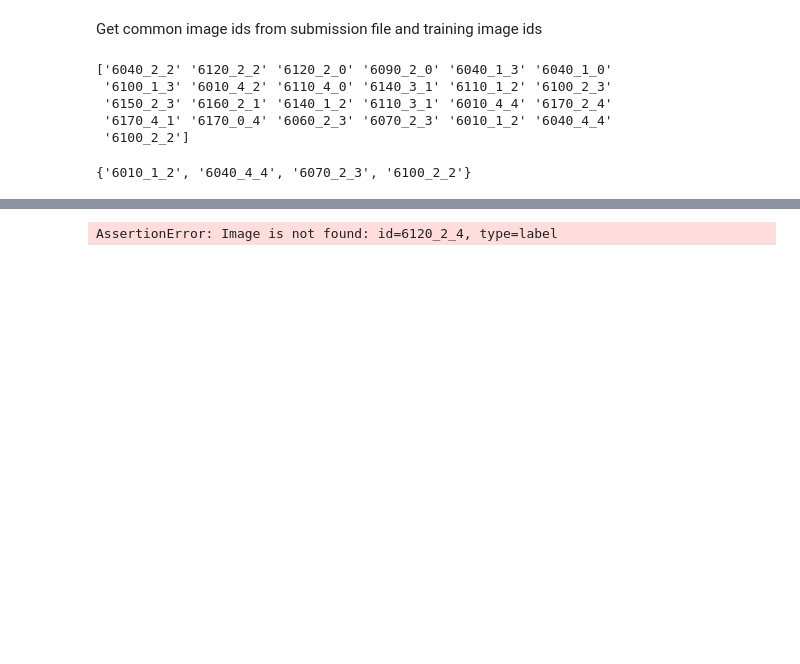
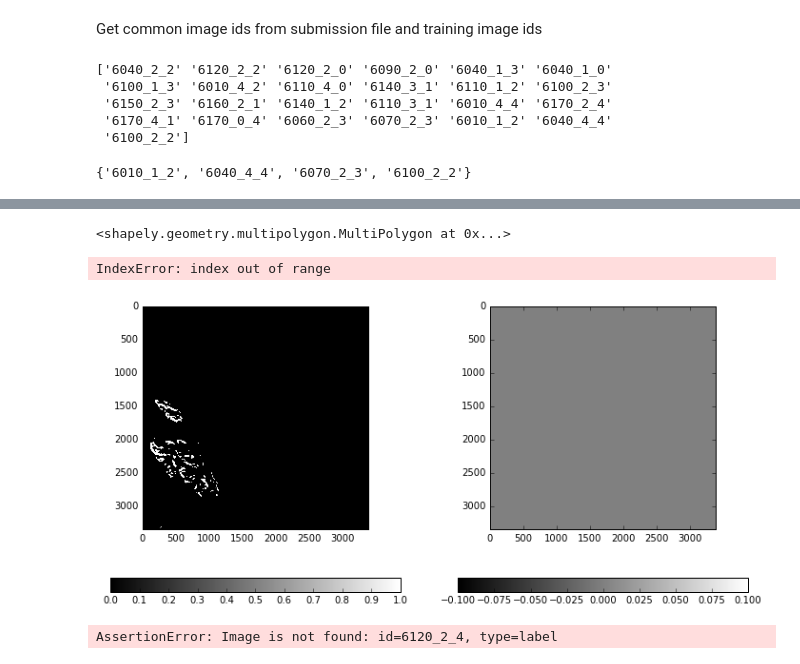
Before and after one commit to vfdev-5/DSTL_FD, a Jupyter notebook: notebooks/postprocessing_csv.ipynb, the cells around one changed output, grey strips where cells are left out. Cells and saved outputs as stored; diff of their text form; code cells hidden in the pictures; blank space fills up the shorter version.

```diff
--- a/notebooks/postprocessing_csv.ipynb
+++ b/notebooks/postprocessing_csv.ipynb
@@ -124 +140,5 @@ class_pp_func_list = {
 }
+# %%
+image_id = "6120_2_2"
+data_csv = get_data_csv(image_id, CSV_FILE_TRAIN)
+polygons = get_scaled_polygons(data_csv)
@@ -124,0 +159,9 @@ class_pp_func_list = {
+# %%
+new_polygons
+# %% [output]
+<shapely.geometry.multipolygon.MultiPolygon at 0x...>
+# %%
+p = new_polygons[6]
+p.convex_hull
+# %% [output]
+IndexError: index out of range
@@ -124,0 +170,4 @@ class_pp_func_list = {
+# %%
+image = compute_label_image(image_id, polygons)
+
+out = sieve(image[:,:,3], compactness=0.25, use_convex_hull=True)
@@ -125,3 +176,11 @@ class_pp_func_list = {
+# %%
+plt_st(12, 6)
+plt.subplot(121)
+display_img_1b(image[:,:,3])
+plt.subplot(122)
+display_img_1b(out)
+# %% [output]
+[figure, added]
 # %%
 # # image_id = "6010_1_2"
 # # image_id = "6040_4_4"
```
Also changed, not shown: parts of 17 cells of this notebook, 5 other files.
